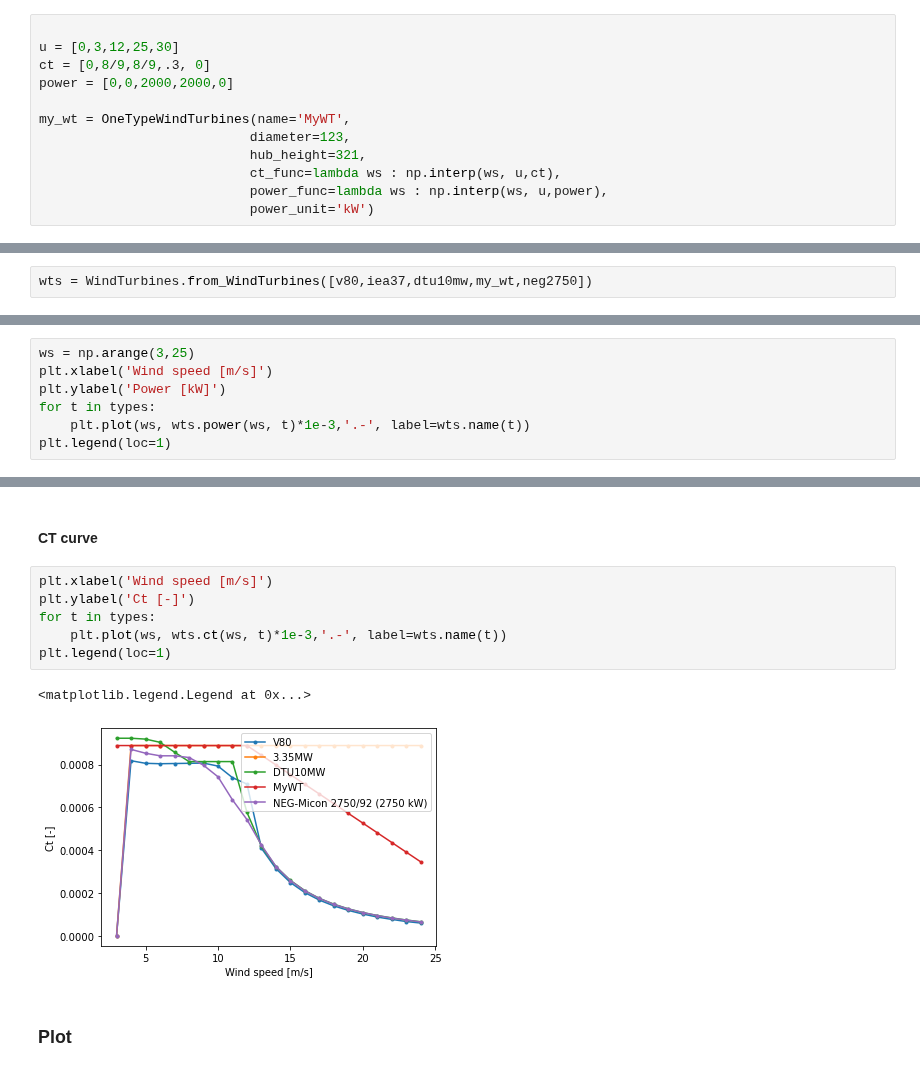
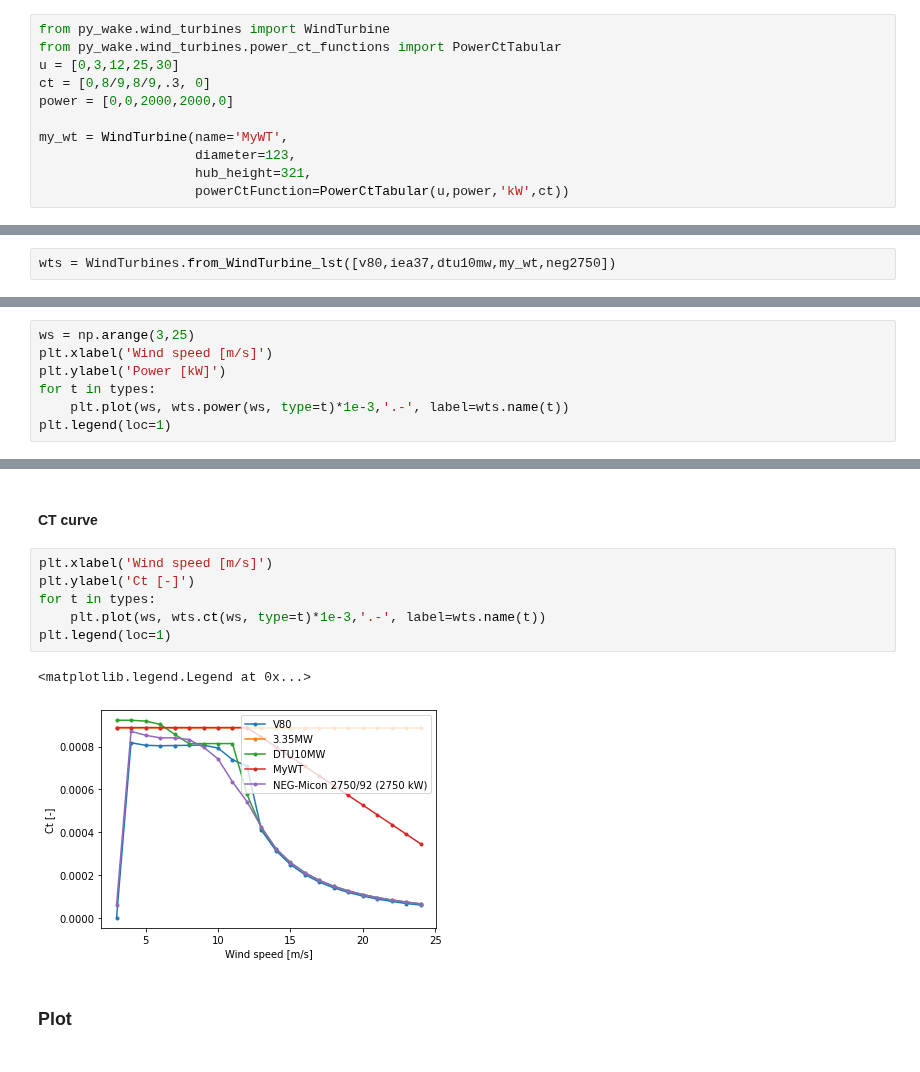
Before and after one commit to DTUWindEnergy/PyWake, a Jupyter notebook: docs/notebooks/WindTurbines.ipynb, the cells around one changed output, grey strips where cells are left out. Cells and saved outputs as stored; diff of their text form.

Commit message:
Multidim wt curves

```diff
--- a/docs/notebooks/WindTurbines.ipynb
+++ b/docs/notebooks/WindTurbines.ipynb
@@ -33,14 +33,13 @@ neg2750 = WindTurbines.from_WAsP_wtg(wtg_file)
 # %% [markdown]
 ### User-defined WindTurbines
 # %%
-
+from py_wake.wind_turbines import WindTurbine
+from py_wake.wind_turbines.power_ct_functions import PowerCtTabular
 u = [0,3,12,25,30]
 ct = [0,8/9,8/9,.3, 0]
 power = [0,0,2000,2000,0]
 
-my_wt = OneTypeWindTurbines(name='MyWT',
-                           diameter=123,
-                           hub_height=321,
-                           ct_func=lambda ws : np.interp(ws, u,ct),
-                           power_func=lambda ws : np.interp(ws, u,power),
-                           power_unit='kW')
+my_wt = WindTurbine(name='MyWT',
+                    diameter=123,
+                    hub_height=321,
+                    powerCtFunction=PowerCtTabular(u,power,'kW',ct))
@@ -47,3 +49,3 @@ my_wt = OneTypeWindTurbines(name='MyWT',
 # %%
-wts = WindTurbines.from_WindTurbines([v80,iea37,dtu10mw,my_wt,neg2750])
+wts = WindTurbines.from_WindTurbine_lst([v80,iea37,dtu10mw,my_wt,neg2750])
 # %%
@@ -66,7 +68,7 @@ ws = np.arange(3,25)
 plt.xlabel('Wind speed [m/s]')
 plt.ylabel('Power [kW]')
 for t in types:
-    plt.plot(ws, wts.power(ws, t)*1e-3,'.-', label=wts.name(t))
+    plt.plot(ws, wts.power(ws, type=t)*1e-3,'.-', label=wts.name(t))
 plt.legend(loc=1)
 # %% [output]
 <matplotlib.legend.Legend at 0x...>
@@ -76,12 +78,12 @@ plt.legend(loc=1)
 # %%
 plt.xlabel('Wind speed [m/s]')
 plt.ylabel('Ct [-]')
 for t in types:
-    plt.plot(ws, wts.ct(ws, t)*1e-3,'.-', label=wts.name(t))
+    plt.plot(ws, wts.ct(ws, type=t)*1e-3,'.-', label=wts.name(t))
 plt.legend(loc=1)
 # %% [output]
 <matplotlib.legend.Legend at 0x...>
-[figure, old version]
+[figure, new version]
 # %% [markdown]
 ### Plot
 # %%
```
Also changed, not shown: parts of 6 cells of this notebook, 41 other files.
